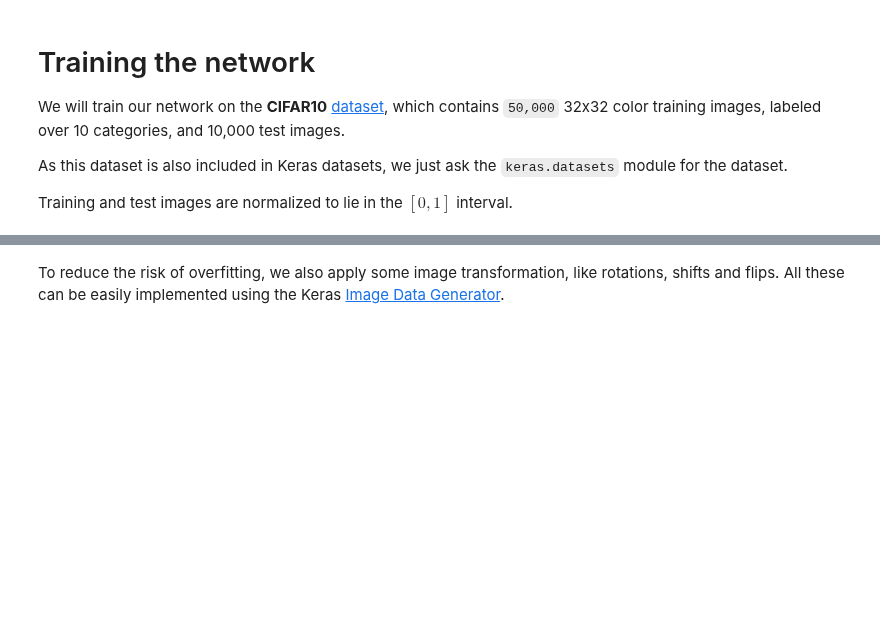
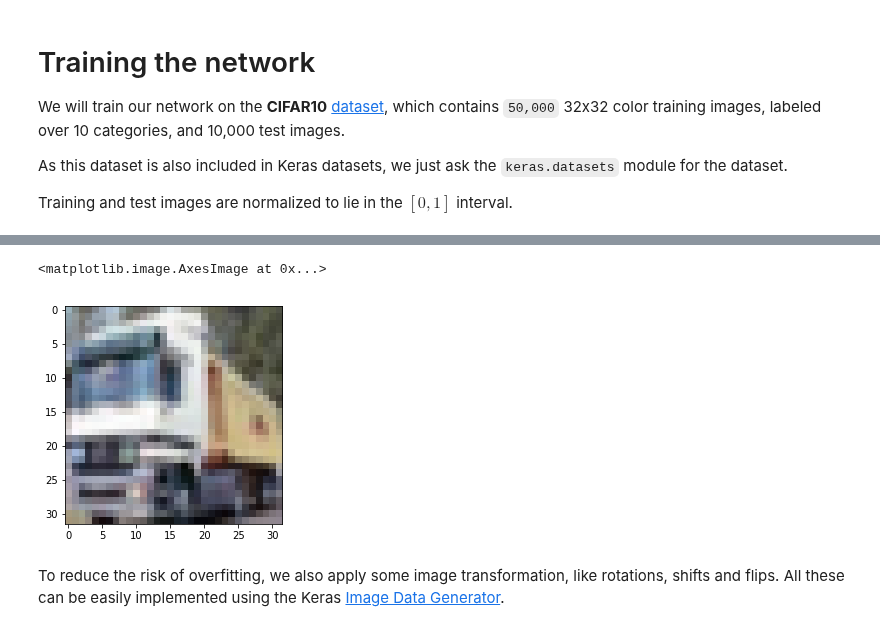
Before and after one commit to leriomaggio/deep-learning-keras-tensorflow, a Jupyter notebook: 4. Convolutional Neural Networks/4.3 CIFAR10 CNN.ipynb, the cells around one changed output, grey strips where cells are left out. Cells and saved outputs as stored; diff of their text form; code cells hidden in the pictures; blank space fills up the shorter version.

```diff
--- a/4. Convolutional Neural Networks/4.3 CIFAR10 CNN.ipynb
+++ b/4. Convolutional Neural Networks/4.3 CIFAR10 CNN.ipynb
@@ -30,3 +43,8 @@ X_test /= 255
+# %%
+plt.imshow(X_train[1])
+# %% [output]
+<matplotlib.image.AxesImage at 0x...>
+[figure, added]
 # %% [markdown]
 To reduce the risk of overfitting, we also apply some image transformation, like rotations, shifts and flips. All these can be easily implemented using the Keras [Image Data Generator](http://keras.io/preprocessing/image/).
 # %% [markdown]
```
Also changed, not shown: parts of 12 cells of this notebook, 2 other files.
